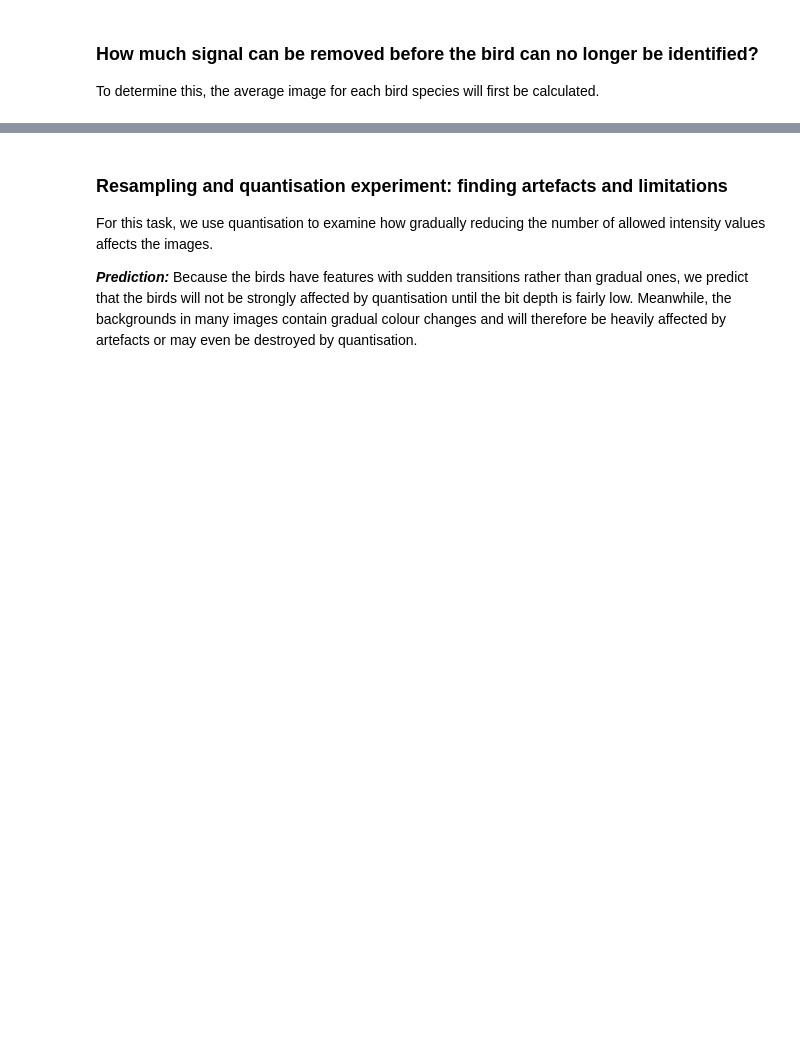
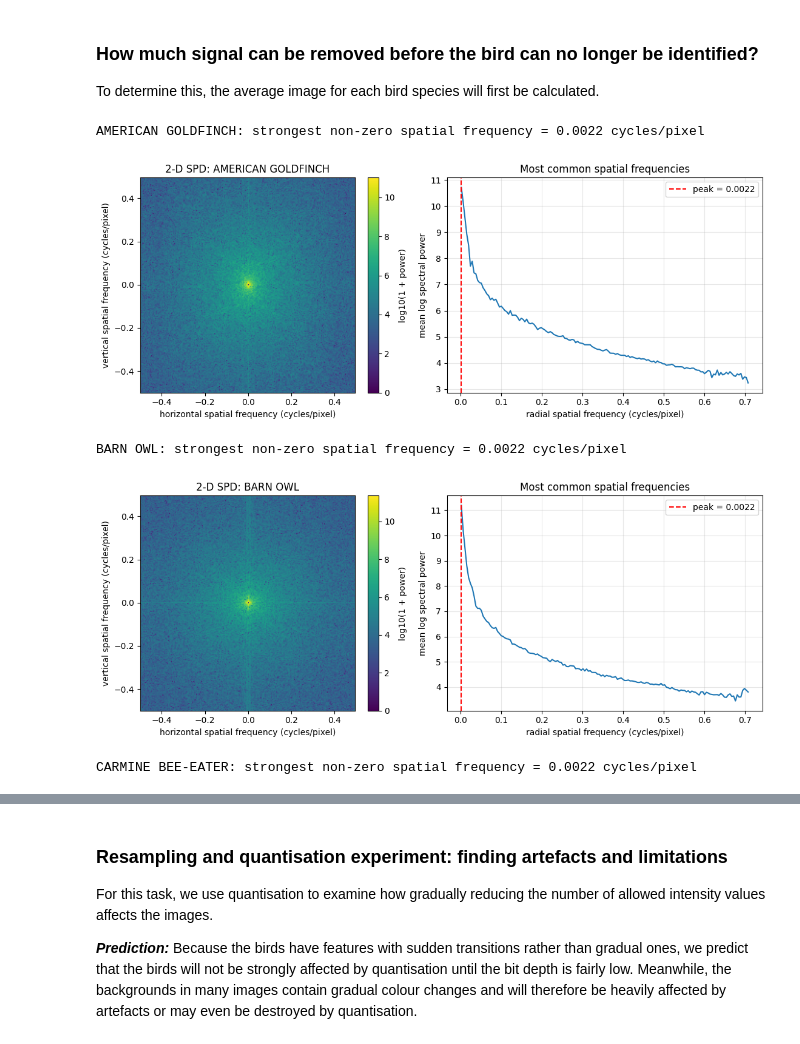
Before and after one commit to Fredrik321/Digital-information-processing, a Jupyter notebook: bird_dataset_analysis.ipynb, the cells around one changed output, grey strips where cells are left out. Cells and saved outputs as stored; diff of their text form; code cells hidden in the pictures; blank space fills up the shorter version.

```diff
--- a/bird_dataset_analysis.ipynb
+++ b/bird_dataset_analysis.ipynb
@@ -111,5 +118,83 @@ Inspeting dozens of images from this experiment it seems that the intial predict
 
 To determine this, the average image for each bird species will first be calculated.
 # %%
+# Convert images to grayscale and calculate one average image per species.
+species = ["AMERICAN GOLDFINCH", "BARN OWL", "CARMINE BEE-EATER", "DOWNY WOODPECKER", "EMPEROR PENGUIN", "FLAMINGO"]
 
-# All images shall be grayscale, then create the per-bird average images.
+species_means = {bird: np.zeros(IMAGE_SIZE, dtype=np.float64) for bird in species}
+species_counts = {bird: 0 for bird in species}
+
+for p in paths:
+    bird = p.parent.name
+    if bird in species:
+        species_means[bird] += np.asarray(Image.open(p).convert("L"), dtype=np.float64)
+        species_counts[bird] += 1
+
+species_means = {
+    bird: species_means[bird] / species_counts[bird]
+    for bird in species
+}
+
+# Average 2-D power over circular frequency bands.
+def radial_power_spectrum(image):
+    image = image - image.mean()  # Remove the dominant zero-frequency brightness component.
+    F = np.fft.fftshift(np.fft.fft2(image))
+    power = np.abs(F) ** 2
+
+    height, width = image.shape
+    u = np.fft.fftshift(np.fft.fftfreq(width))
+    v = np.fft.fftshift(np.fft.fftfreq(height))
+    uu, vv = np.meshgrid(u, v)
+    radius = np.sqrt(uu**2 + vv**2)
+
+    frequency_step = min(abs(u[1] - u[0]), abs(v[1] - v[0]))
+    bin_edges = np.arange(0, radius.max() + frequency_step, frequency_step)
+    bin_numbers = np.digitize(radius.ravel(), bin_edges)
+    frequencies = (bin_edges[:-1] + bin_edges[1:]) / 2
+    radial_power = np.array([
+        power.ravel()[bin_numbers == i].mean()
+        if np.any(bin_numbers == i) else np.nan
+        for i in range(1, len(bin_edges))
+    ])
+
+    return F, power, u, v, frequencies, radial_power
+
+for bird in species:
+    F, power, u, v, frequencies, radial_power = radial_power_spectrum(species_means[bird])
+    power_log = np.log10(1 + power)
+
+    # Ignore the first radial bin when finding the strongest non-zero frequency.
+    valid = np.isfinite(radial_power) & (frequencies > 0)
+    peak_frequency = frequencies[valid][np.argmax(radial_power[valid])]
+    print(f"{bird}: strongest non-zero spatial frequency = {peak_frequency:.4f} cycles/pixel")
+
+    fig, axes = plt.subplots(1, 2, figsize=(12, 4.5))
+
+    im = axes[0].imshow(
+        power_log,
+        extent=[u[0], u[-1], v[0], v[-1]],
+        origin="lower",
+        cmap="viridis",
+        aspect="equal",
+    )
+    axes[0].set_xlabel("horizontal spatial frequency (cycles/pixel)")
+    axes[0].set_ylabel("vertical spatial frequency (cycles/pixel)")
+    axes[0].set_title(f"2-D SPD: {bird}")
+    fig.colorbar(im, ax=axes[0], fraction=0.046, pad=0.04, label="log10(1 + power)")
+
+    axes[1].plot(frequencies[valid], np.log10(1 + radial_power[valid]))
+    axes[1].axvline(peak_frequency, color="red", linestyle="--", label=f"peak = {peak_frequency:.4f}")
+    axes[1].set_xlabel("radial spatial frequency (cycles/pixel)")
+    axes[1].set_ylabel("mean log spectral power")
+    axes[1].set_title("Most common spatial frequencies")
+    axes[1].legend()
+    axes[1].grid(True, alpha=0.3)
+
+    plt.tight_layout()
+    plt.show()
+# %% [output]
+AMERICAN GOLDFINCH: strongest non-zero spatial frequency = 0.0022 cycles/pixel
+[figure, added]
+BARN OWL: strongest non-zero spatial frequency = 0.0022 cycles/pixel
+[figure, added]
+CARMINE BEE-EATER: strongest non-zero spatial frequency = 0.0022 cycles/pixel
```
Also changed, not shown: parts of 3 cells of this notebook.
